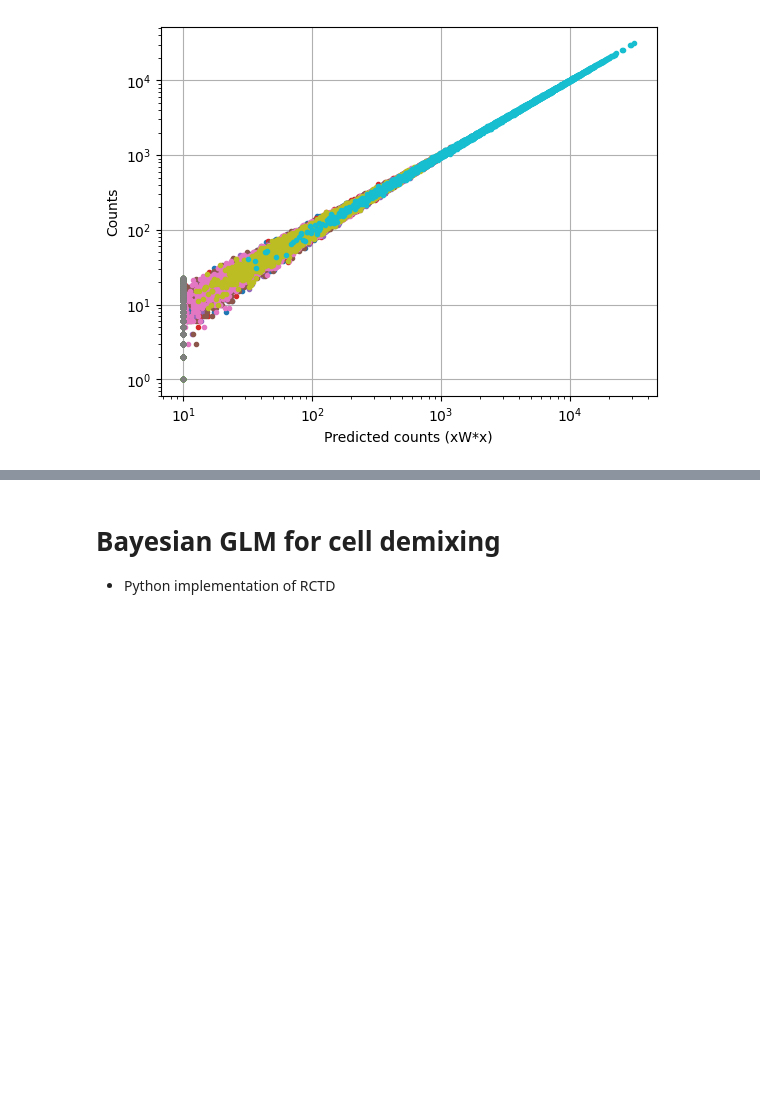
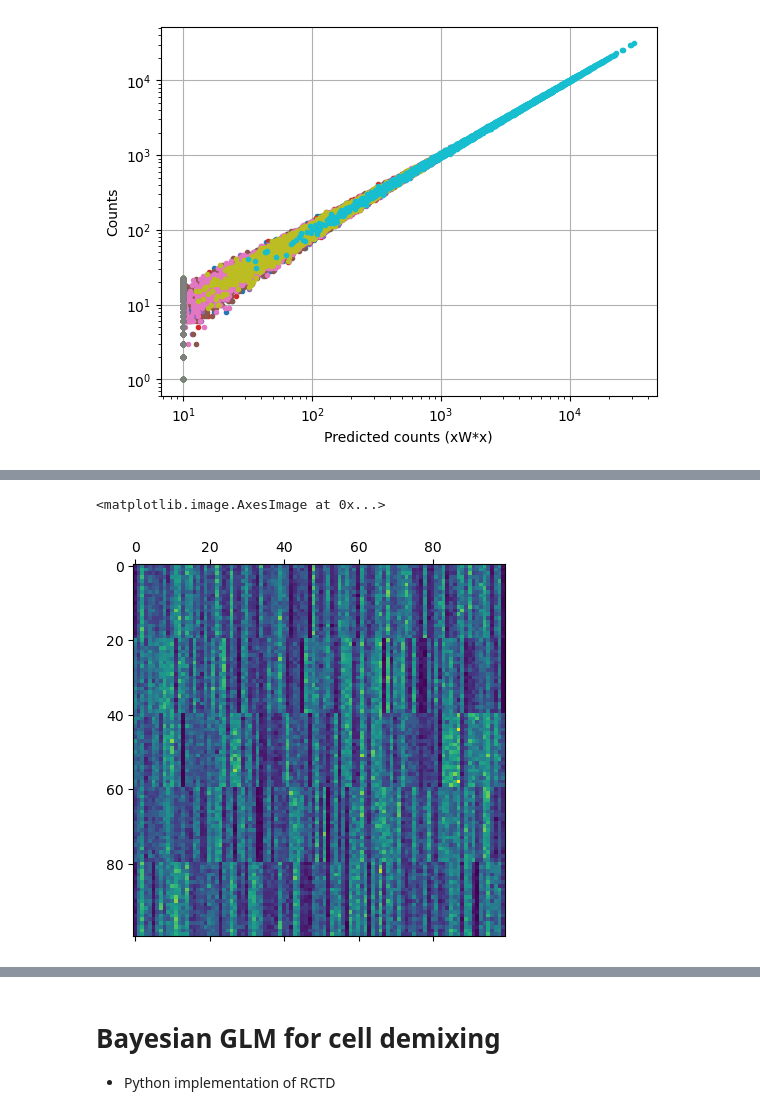
Before and after one commit to dmnburrows/spatial_transcriptomics, a Jupyter notebook: cell_decomp.ipynb, the cells around one changed output, grey strips where cells are left out. Cells and saved outputs as stored; diff of their text form; code cells hidden in the pictures; blank space fills up the shorter version.

```diff
--- a/cell_decomp.ipynb
+++ b/cell_decomp.ipynb
@@ -165,0 +200,32 @@ plt.grid()
+# %%
+# Run alpha noise
+import time
+
+#Define parameters of simulated data
+n_clusts = 5
+n_genes = 800
+n_cells = 100
+rate_range = 0,40 #max and min of uniform distribution for generating rates
+model_type = 'alpha' #CHANGE!
+noise_type = 'exponential' #CHANGE!
+mode = 'rho'
+
+for x in rho_list: #CHANGE!
+    start_time = time.time()
+    #Simulate spot data from simulated gene expression
+    spot_sim = cdfn.simulate_cell_mix(n_clusts, n_cells, n_genes).simulate_gene_exp(rate_range, x)
+    n_spots = spot_sim.__dict__['n_spots']
+    spots = spot_sim.__dict__['spots']
+    ref_exp = spot_sim.__dict__['mean_exps']
+    prop_vec = spot_sim.__dict__['prop_vec']
+    spots = cdfn.add_noise(spots, per=None, a_std=5, g_std=5, e_std=5, noise_type=noise_type) #CHANGE!
+
+    model = cdfn.alpha_pymc(n_clusts, n_spots, n_genes, ref_exp, spots, noise_type=noise_type) #CHANGE!
+    with model: data=pm.sample(random_seed=1,draws=200,chains=1, discard_tuned_samples=False)
+
+    post, r2 = cdfn.model_stats(data, prop_vec, n_clusts)
+    if len(str(x))<2:pref = '0' + str(x)
+    else:pref= str(x)
+    fin = (time.time() - start_time)
+    np.save(s_data + 'spatial_transcriptomics/RCTD-test_noise-' + noise_type + '_model-' + model_type + '_' + mode + '-' + pref + '.npy', np.array([prop_vec, post, r2, fin], dtype=object))
+    print(x)
@@ -165,0 +240,5 @@ plt.grid()
+# %%
+plt.matshow(spot_sim.__dict__['cell_counts'])
+# %% [output]
+<matplotlib.image.AxesImage at 0x...>
+[figure, added]
```
Also changed, not shown: parts of 33 cells of this notebook, 2 other files.
